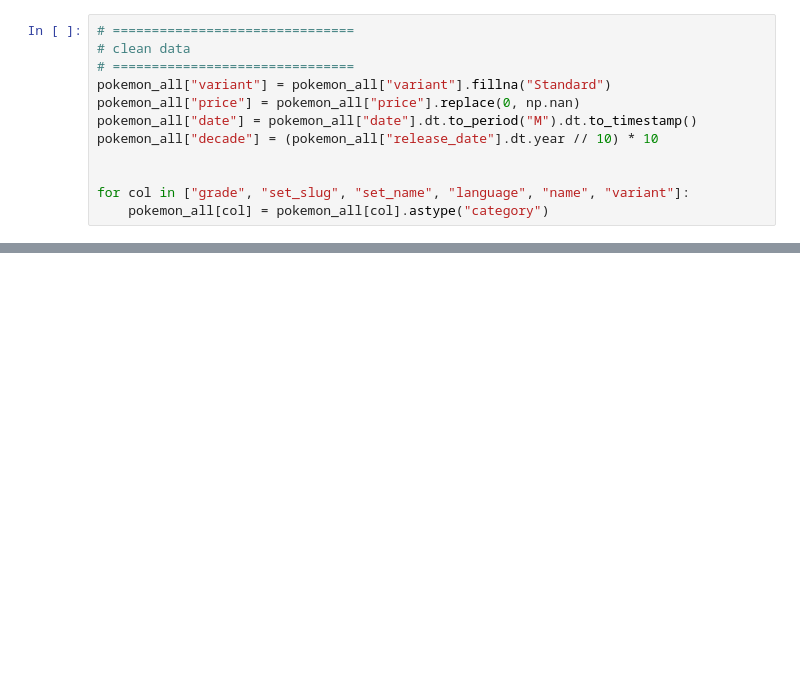
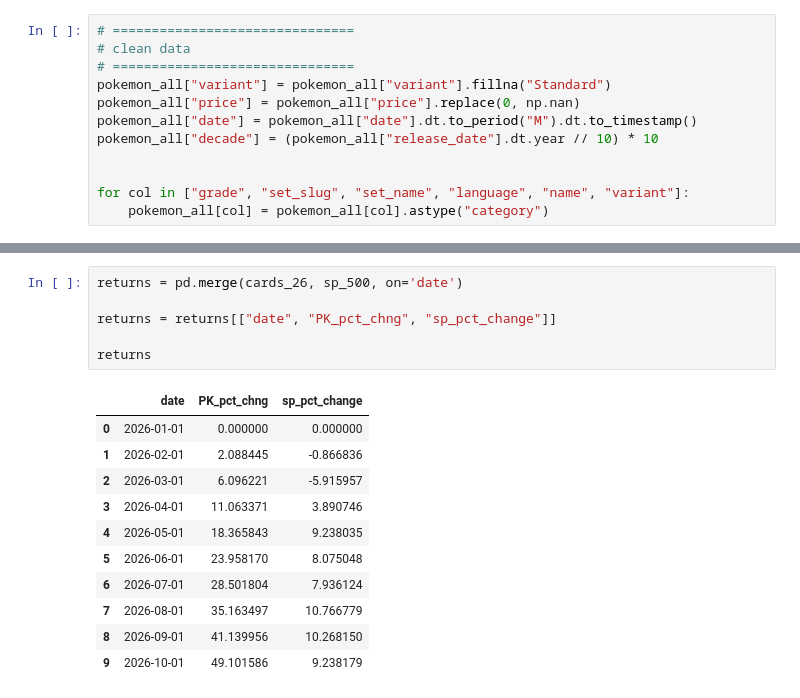
Before and after one commit to TurnerHaa/pokemon-cards, a Jupyter notebook: analysis_focused.ipynb, the cells around one changed output, grey strips where cells are left out. Cells and saved outputs as stored; diff of their text form; blank space fills up the shorter version.

```diff
--- a/analysis_focused.ipynb
+++ b/analysis_focused.ipynb
@@ -115 +142,19 @@ cards_26
+# %%
+returns = pd.merge(cards_26, sp_500, on='date')
+
+returns = returns[["date", "PK_pct_chng", "sp_pct_change"]]
+
+returns
+# %% [output]
+|  | date | PK_pct_chng | sp_pct_change |
+| 0 | 2026-01-01 | 0.000000 | 0.000000 |
+| 1 | 2026-02-01 | 2.088445 | -0.866836 |
+| 2 | 2026-03-01 | 6.096221 | -5.915957 |
+| 3 | 2026-04-01 | 11.063371 | 3.890746 |
+| 4 | 2026-05-01 | 18.365843 | 9.238035 |
+| 5 | 2026-06-01 | 23.958170 | 8.075048 |
+| 6 | 2026-07-01 | 28.501804 | 7.936124 |
+| 7 | 2026-08-01 | 35.163497 | 10.766779 |
+| 8 | 2026-09-01 | 41.139956 | 10.268150 |
+| 9 | 2026-10-01 | 49.101586 | 9.238179 |
 # %%
```
Also changed, not shown: parts of 7 cells of this notebook.
